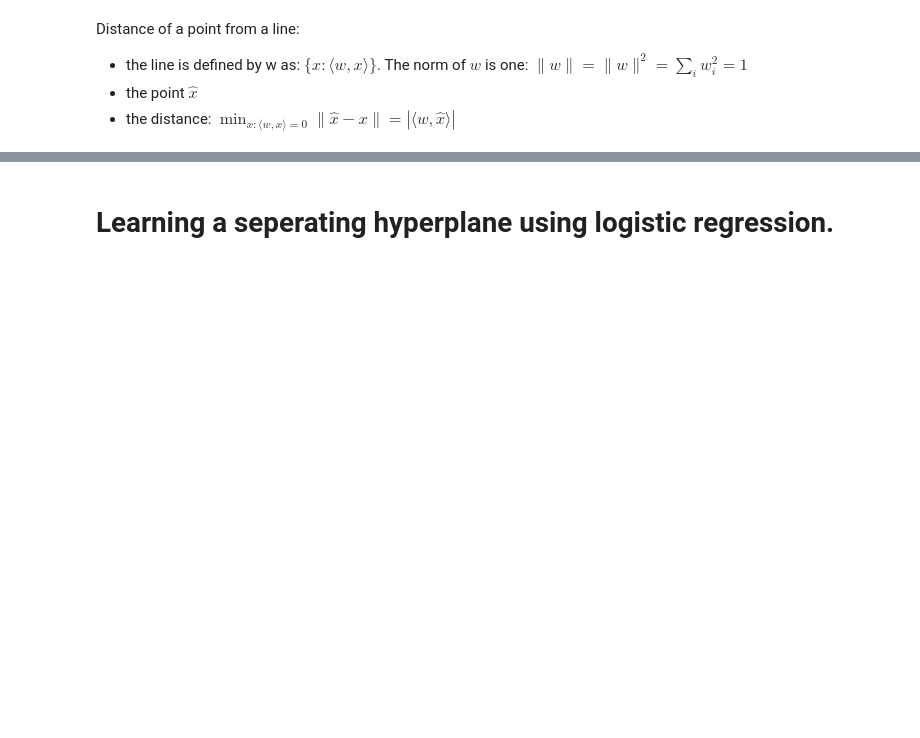
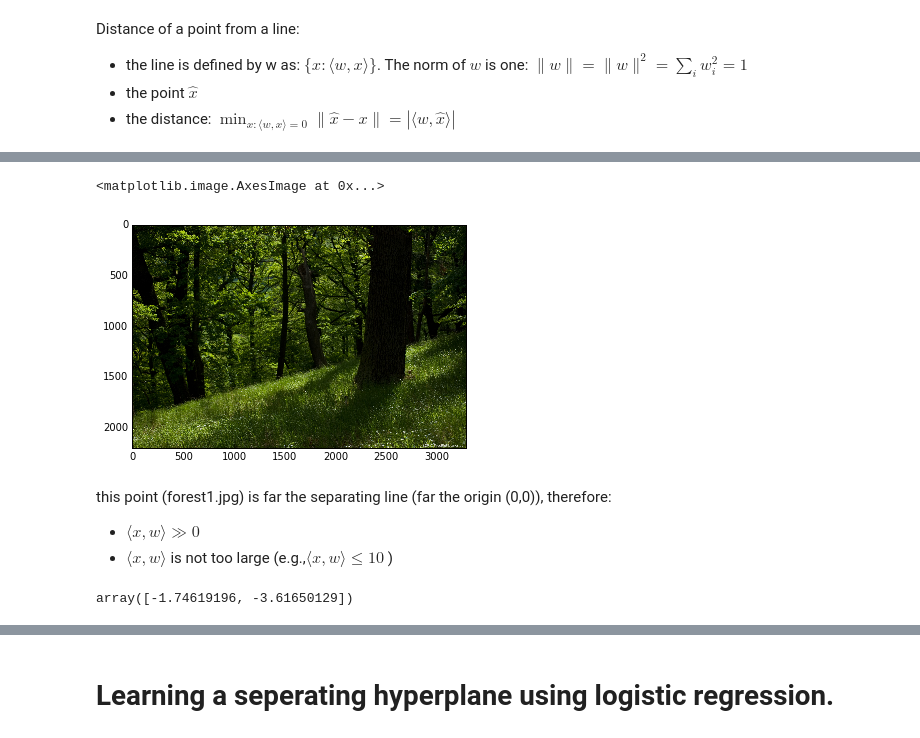
Before and after one commit to tamir650/keshet17, a Jupyter notebook: class06/class6.ipynb, the cells around one changed output, grey strips where cells are left out. Cells and saved outputs as stored; diff of their text form; code cells hidden in the pictures; blank space fills up the shorter version.

```diff
--- a/class06/class6.ipynb
+++ b/class06/class6.ipynb
@@ -30,0 +41,16 @@ plt.show()
+# %%
+img = mpimg.imread('../data/forest2.jpg')
+plt.imshow(img)
+#the probability of this image to be forest is almost 1
+# %% [output]
+<matplotlib.image.AxesImage at 0x...>
+[figure, added]
+# %% [markdown]
+this point (forest1.jpg) is far the separating line (far the origin (0,0)), therefore:
+* $\langle x,w \rangle \gg 0$
+* $\langle x,w \rangle$ is not too large (e.g.,$\langle x,w \rangle \le 10$ )
+# %%
+#this point (forest1.jpg) is near the separating line (near the origin (0,0))
+forest_array_centered[1]
+# %% [output]
+array([-1.74619196, -3.61650129])
```
Also changed, not shown: parts of 13 cells of this notebook.
